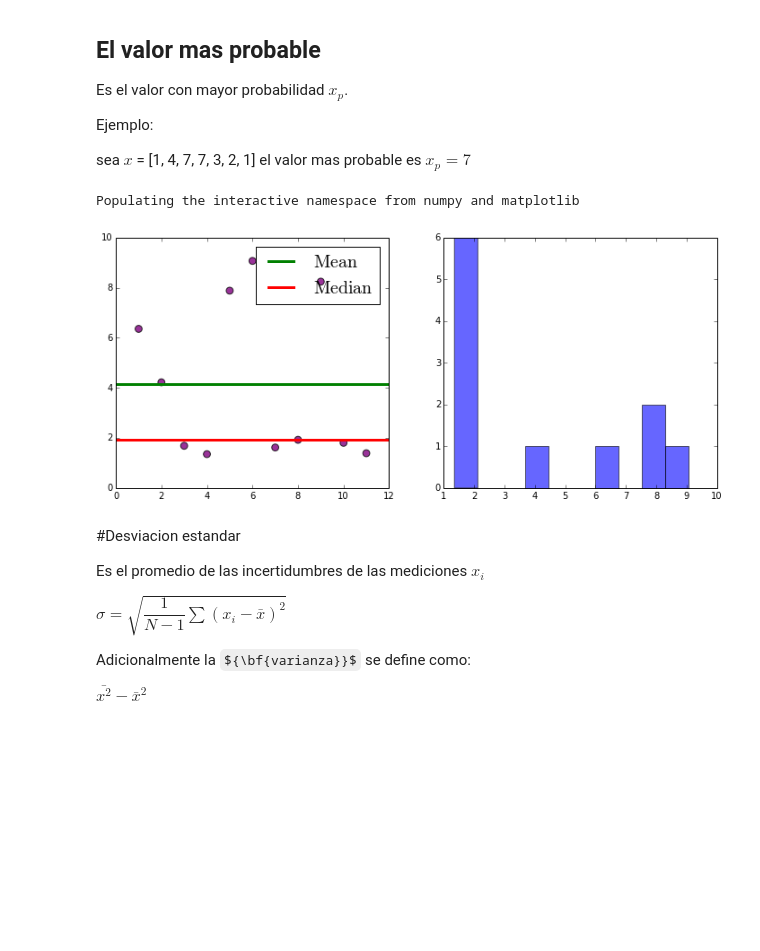
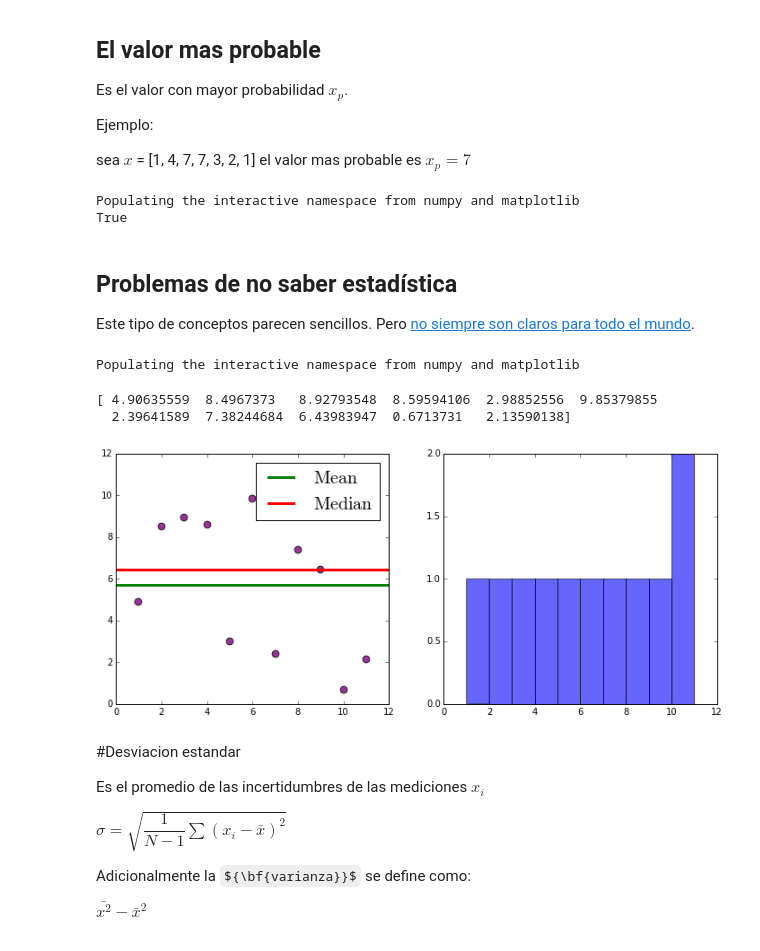
Before and after one commit to ComputoCienciasUniandes/HerramientasComputacionales, a Jupyter notebook: Lectures/08.HerramientasEstadisticas/Herramientas_Estadisticas.ipynb, the cells around one changed output. Drawn from its saved outputs; the diff is of its cells as text; code cells hidden in the pictures; some formulas as TeX source; blank space fills up the shorter version.

```diff
--- a/Lectures/08.HerramientasEstadisticas/Herramientas_Estadisticas.ipynb
+++ b/Lectures/08.HerramientasEstadisticas/Herramientas_Estadisticas.ipynb
@@ -52,5 +52,27 @@ Es el valor con mayor probabilidad $x_p$.
 Ejemplo:
 
 sea $x$ = [1, 4, 7, 7, 3, 2, 1] el valor mas probable es $x_p = 7$
+# %%
+%pylab inline
+
+def mi_mediana(lista):
+    x = sorted(lista)
+    d = int(len(x)/2)
+    if(len(x)%2==0):
+        return (x[d-1] + x[d])*0.5
+    else:
+        return x[d-1]
+
+x_input = [1,3,4,5,5,7,7,6,8,6]
+mi_mediana(x_input)
+
+print(mi_mediana(x_input) == median(x_input))
+# %% [output]
+Populating the interactive namespace from numpy and matplotlib
+True
+# %% [markdown]
+## Problemas de no saber estadística
+
+Este tipo de conceptos parecen sencillos. Pero [no siempre son claros para todo el mundo](http://www19.zippyshare.com/v/gyfYXlG0/file.html#.VTm-0d-oG00.twitter).
 # %%
 % pylab inline
@@ -57,21 +80,23 @@ sea $x$ = [1, 4, 7, 7, 3, 2, 1] el valor mas probable es $x_p = 7$
 # %% [output]
 Populating the interactive namespace from numpy and matplotlib
 # %%
-plt.switch_backend
 x = np.arange(1, 12)
 y = np.random.random(11)*10
 figsize(12, 5)
 fig = subplot(1, 2, 1)
 scatter(x, y, c='purple', alpha=0.8, s=60)
 y_mean = np.mean(y)
 y_median = np.median(y)
 axhline(y_mean, c='g', lw=3, label=r"$\rm{Mean}$")
 axhline(y_median, c='r', lw=3, label=r"$\rm{Median}$")
 legend(fontsize=20)
 fig = subplot(1, 2, 2)
-h = hist(y, alpha=0.6)
+h = hist(x, alpha=0.6)
+print(y)
 # %% [output]
+[ 4.90635559  8.4967373   8.92793548  8.59594106  2.98852556  9.85379855
+  2.39641589  7.38244684  6.43983947  0.6713731   2.13590138]
-[figure, old version]
+[figure, new version]
 # %% [markdown]
 #Desviacion estandar
 
```
Also changed, not shown: parts of 8 cells of this notebook.
